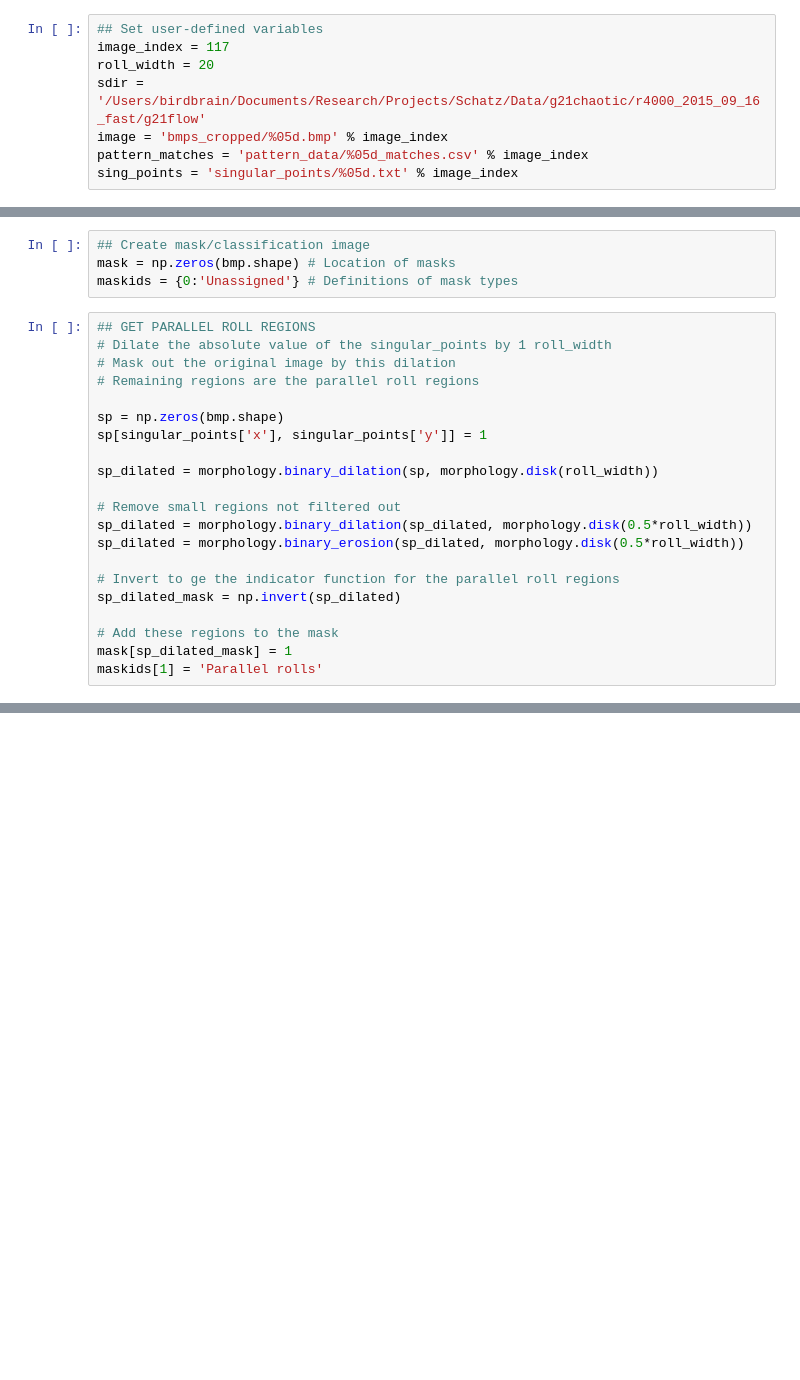
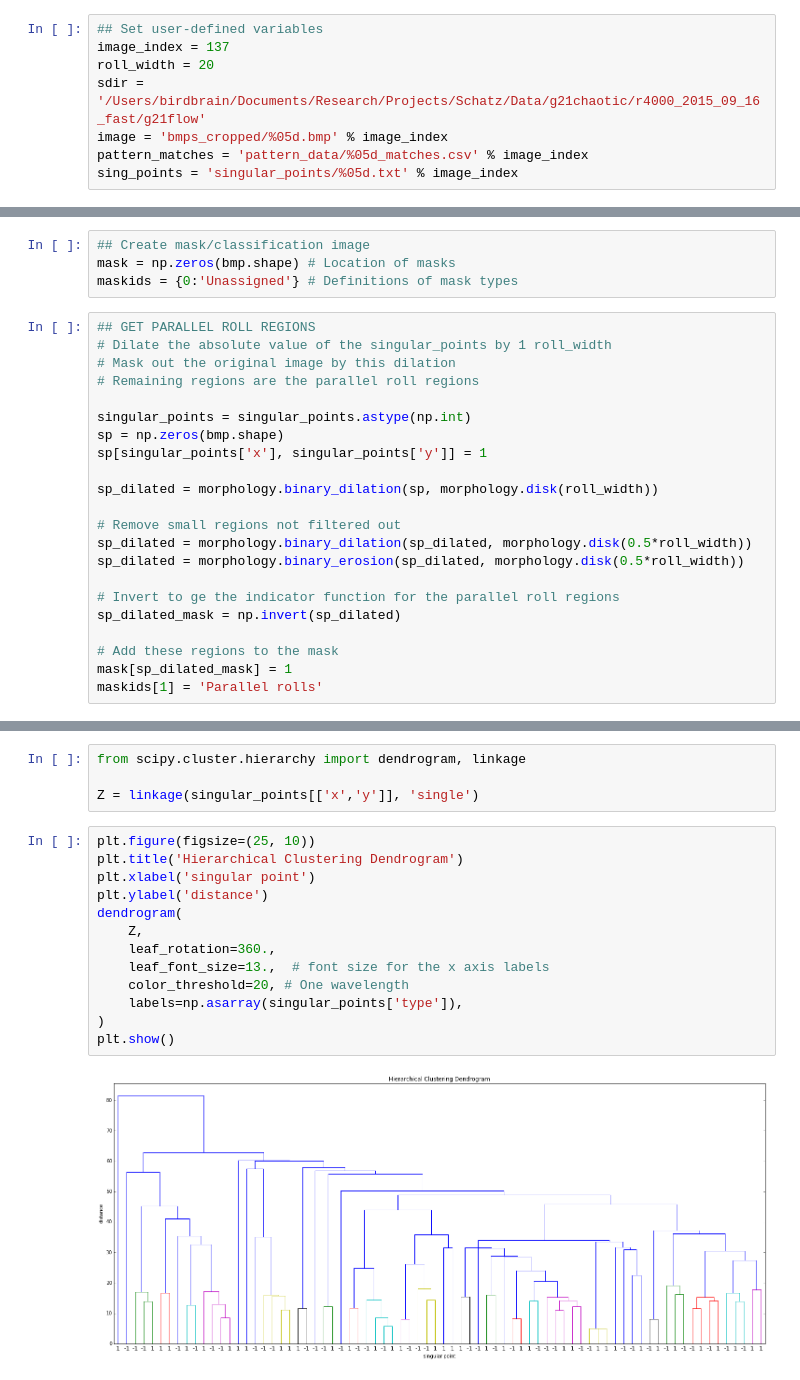
Before and after one commit to rachellevanger/image-tda-rayleigh-benard-convection, a Jupyter notebook: docs/DefectClassification.ipynb, the cells around one changed output, grey strips where cells are left out. Cells and saved outputs as stored; diff of their text form; blank space fills up the shorter version.

```diff
--- a/docs/DefectClassification.ipynb
+++ b/docs/DefectClassification.ipynb
@@ -12,7 +12,7 @@ from skimage import measure
 %matplotlib inline
 # %%
 ## Set user-defined variables
-image_index = 117
+image_index = 137
 roll_width = 20
 sdir = '/Users/birdbrain/Documents/Research/Projects/Schatz/Data/g21chaotic/r4000_2015_09_16_fast/g21flow'
 image = 'bmps_cropped/%05d.bmp' % image_index
@@ -39,6 +39,7 @@ maskids = {0:'Unassigned'} # Definitions of mask types
 # Mask out the original image by this dilation
 # Remaining regions are the parallel roll regions
 
+singular_points = singular_points.astype(np.int)
 sp = np.zeros(bmp.shape)
 sp[singular_points['x'], singular_points['y']] = 1
 
@@ -170,0 +299,19 @@ Plot([bmp, mask])
+# %%
+from scipy.cluster.hierarchy import dendrogram, linkage
+
+Z = linkage(singular_points[['x','y']], 'single')
+# %%
+plt.figure(figsize=(25, 10))
+plt.title('Hierarchical Clustering Dendrogram')
+plt.xlabel('singular point')
+plt.ylabel('distance')
+dendrogram(
+    Z,
+    leaf_rotation=360.,
+    leaf_font_size=13.,  # font size for the x axis labels
+    color_threshold=20, # One wavelength
+    labels=np.asarray(singular_points['type']),
+)
+plt.show()
+# %% [output]
+[figure, added]
```
Also changed, not shown: parts of 7 cells of this notebook, 1 other file.
